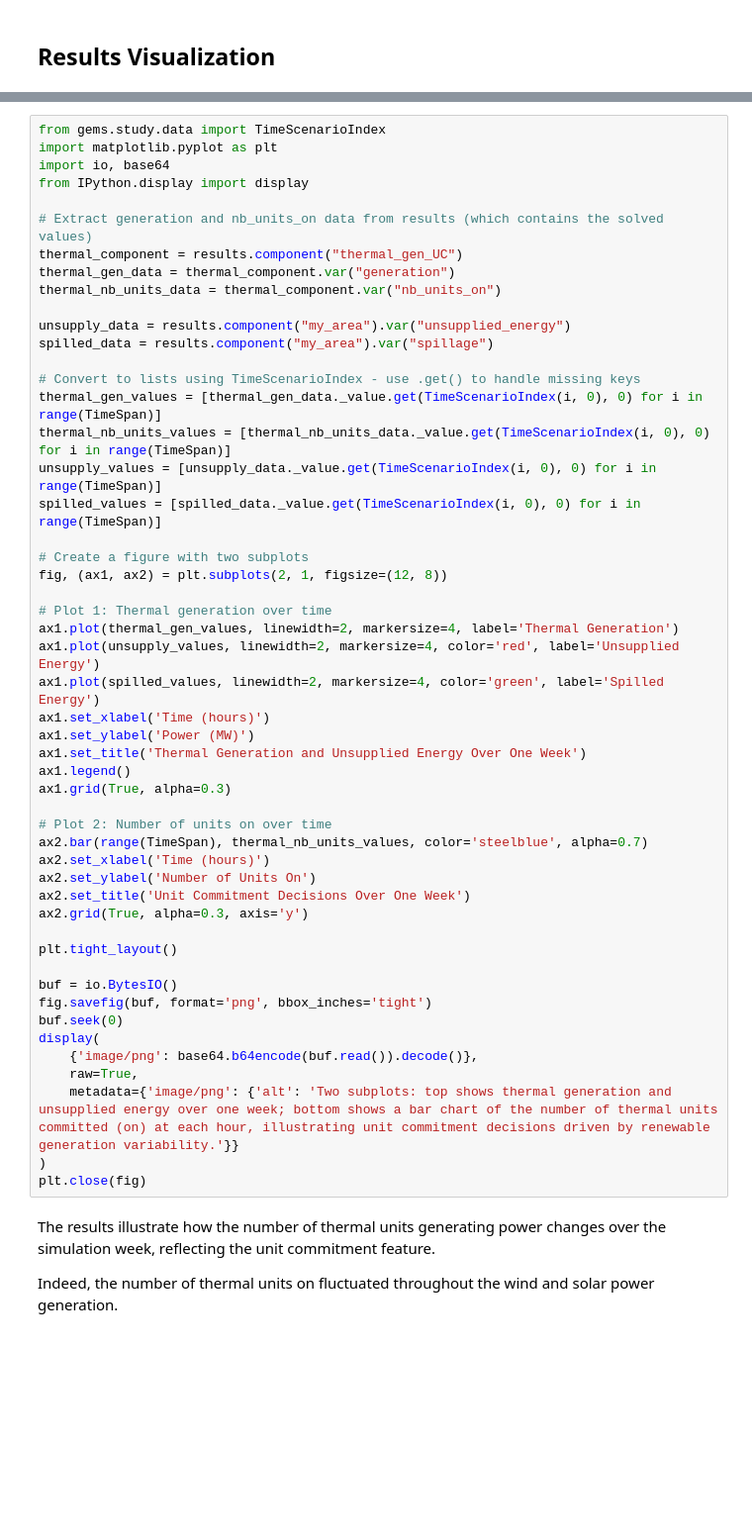
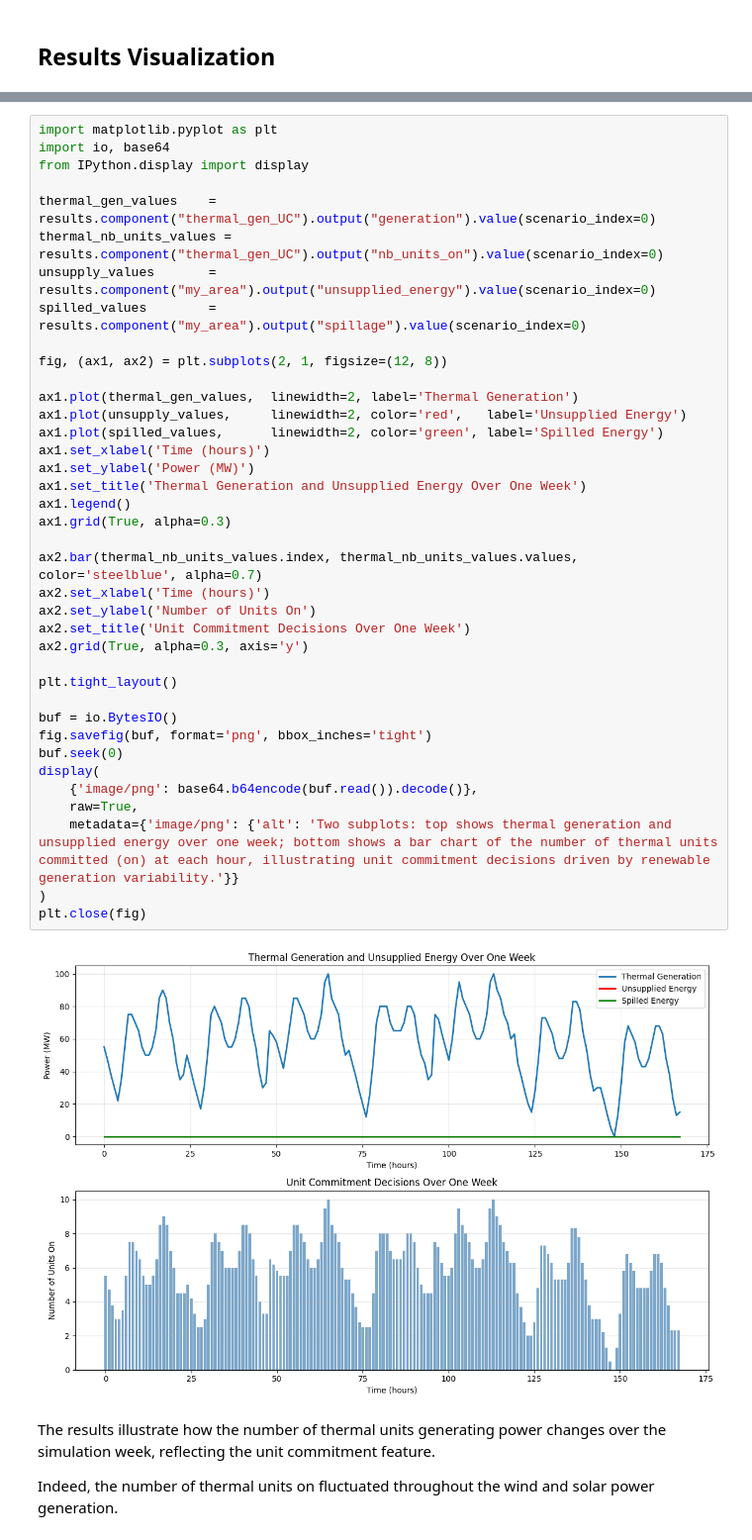
Before and after one commit to AntaresSimulatorTeam/GEMS, a Jupyter notebook: doc/2_Getting_Started/Tutorial_1_Unit_Commitment/1_Tutorial_Unit_Commitment.ipynb, the cells around one changed output, grey strips where cells are left out. Shown at 99% size. Cells and saved outputs as stored; diff of their text form; blank space fills up the shorter version.

```diff
--- a/doc/2_Getting_Started/Tutorial_1_Unit_Commitment/1_Tutorial_Unit_Commitment.ipynb
+++ b/doc/2_Getting_Started/Tutorial_1_Unit_Commitment/1_Tutorial_Unit_Commitment.ipynb
@@ -600,54 +602,43 @@ SOLVING OPTIMIZATION PROBLEM
 # %%
-from gems.study.data import TimeScenarioIndex
 import matplotlib.pyplot as plt
 import io, base64
 from IPython.display import display
 
-# Extract generation and nb_units_on data from results (which contains the solved values)
-thermal_component = results.component("thermal_gen_UC")
-thermal_gen_data = thermal_component.var("generation")
-thermal_nb_units_data = thermal_component.var("nb_units_on")
+thermal_gen_values    = results.component("thermal_gen_UC").output("generation").value(scenario_index=0)
+thermal_nb_units_values = results.component("thermal_gen_UC").output("nb_units_on").value(scenario_index=0)
+unsupply_values       = results.component("my_area").output("unsupplied_energy").value(scenario_index=0)
+spilled_values        = results.component("my_area").output("spillage").value(scenario_index=0)
 
-unsupply_data = results.component("my_area").var("unsupplied_energy")
-spilled_data = results.component("my_area").var("spillage")
-
-# Convert to lists using TimeScenarioIndex - use .get() to handle missing keys
-thermal_gen_values = [thermal_gen_data._value.get(TimeScenarioIndex(i, 0), 0) for i in range(TimeSpan)]
-thermal_nb_units_values = [thermal_nb_units_data._value.get(TimeScenarioIndex(i, 0), 0) for i in range(TimeSpan)]
-unsupply_values = [unsupply_data._value.get(TimeScenarioIndex(i, 0), 0) for i in range(TimeSpan)]
-spilled_values = [spilled_data._value.get(TimeScenarioIndex(i, 0), 0) for i in range(TimeSpan)]
-
-# Create a figure with two subplots
 fig, (ax1, ax2) = plt.subplots(2, 1, figsize=(12, 8))
 
-# Plot 1: Thermal generation over time
-ax1.plot(thermal_gen_values, linewidth=2, markersize=4, label='Thermal Generation')
-ax1.plot(unsupply_values, linewidth=2, markersize=4, color='red', label='Unsupplied Energy')
-ax1.plot(spilled_values, linewidth=2, markersize=4, color='green', label='Spilled Energy')
+ax1.plot(thermal_gen_values,  linewidth=2, label='Thermal Generation')
+ax1.plot(unsupply_values,     linewidth=2, color='red',   label='Unsupplied Energy')
+ax1.plot(spilled_values,      linewidth=2, color='green', label='Spilled Energy')
 ax1.set_xlabel('Time (hours)')
 ax1.set_ylabel('Power (MW)')
 ax1.set_title('Thermal Generation and Unsupplied Energy Over One Week')
 ax1.legend()
 ax1.grid(True, alpha=0.3)
 
-# Plot 2: Number of units on over time
-ax2.bar(range(TimeSpan), thermal_nb_units_values, color='steelblue', alpha=0.7)
+ax2.bar(thermal_nb_units_values.index, thermal_nb_units_values.values, color='steelblue', alpha=0.7)
 ax2.set_xlabel('Time (hours)')
 ax2.set_ylabel('Number of Units On')
 ax2.set_title('Unit Commitment Decisions Over One Week')
 ax2.grid(True, alpha=0.3, axis='y')
 
 plt.tight_layout()
 
 buf = io.BytesIO()
 fig.savefig(buf, format='png', bbox_inches='tight')
 buf.seek(0)
 display(
     {'image/png': base64.b64encode(buf.read()).decode()},
     raw=True,
     metadata={'image/png': {'alt': 'Two subplots: top shows thermal generation and unsupplied energy over one week; bottom shows a bar chart of the number of thermal units committed (on) at each hour, illustrating unit commitment decisions driven by renewable generation variability.'}}
 )
 plt.close(fig)
+# %% [output]
+[figure, added]
 # %% [markdown]
 The results illustrate how the number of thermal units generating power changes over the simulation week, reflecting the unit commitment feature.
 
```
Also changed, not shown: parts of 17 cells of this notebook.
